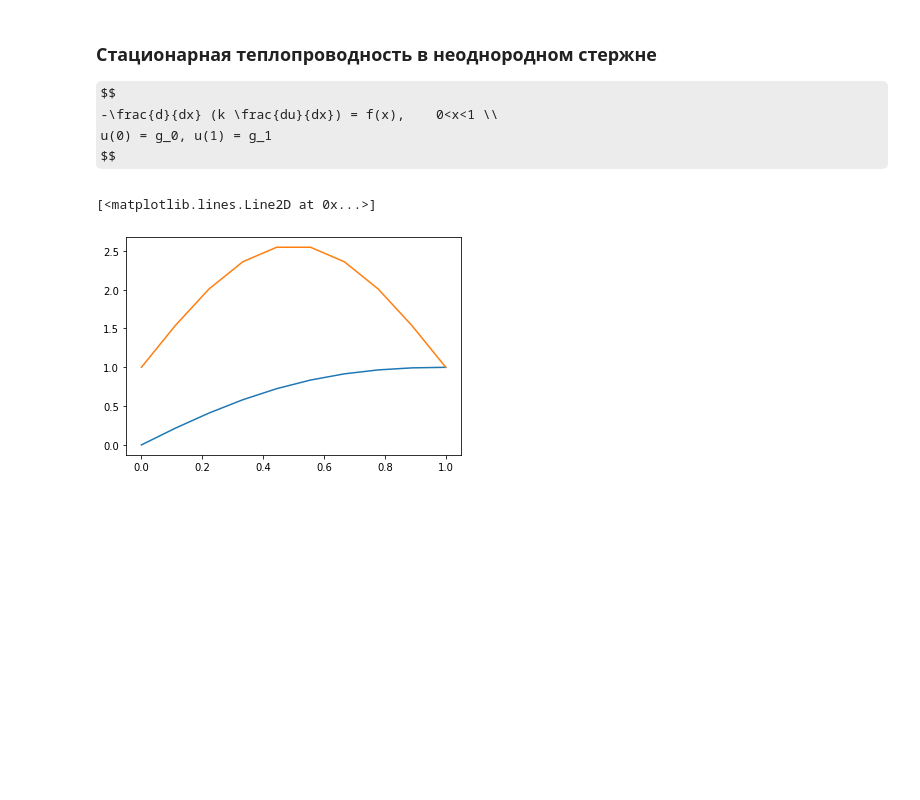
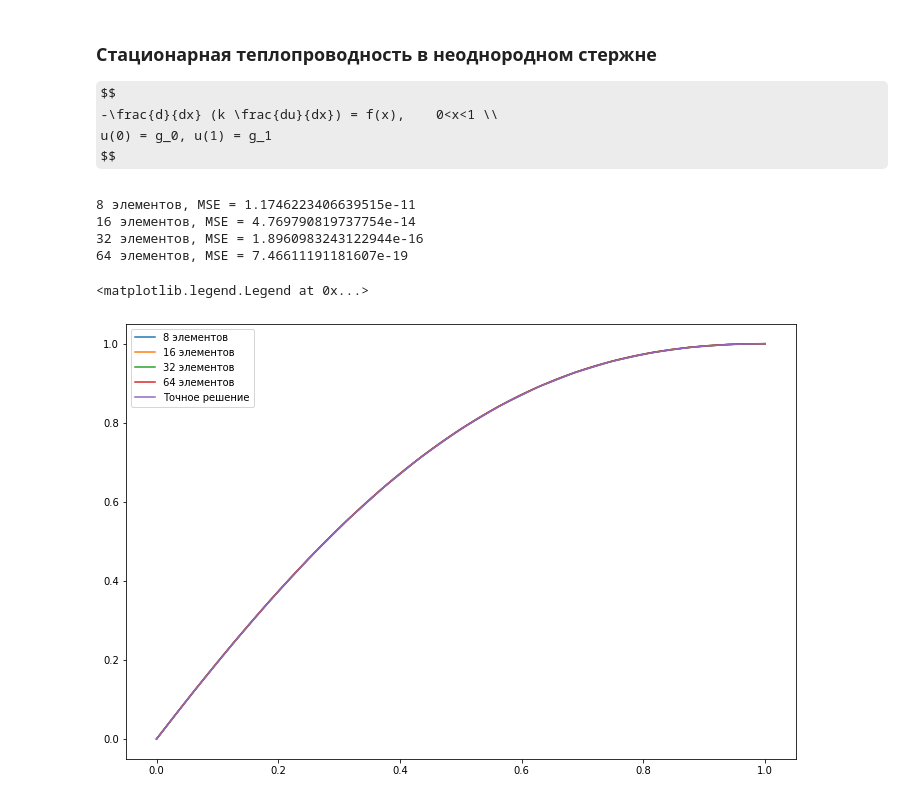
Before and after one commit to dimared/vmetf, a Jupyter notebook: task2_5.ipynb, the cells around one changed output. Cells and saved outputs as stored; diff of their text form; code cells hidden in the pictures; some formulas as TeX source; blank space fills up the shorter version.

Commit message:
numerical solution, plots, metric

```diff
--- a/task2_5.ipynb
+++ b/task2_5.ipynb
@@ -37,9 +37,0 @@ def solver(N):
-# %%
-x = np.linspace(0,1,10)
-y = [preciseSolution(i) for i in x]
-f = [f(i) for i in x]
-plt.plot(x,y)
-plt.plot(x,f)
-# %% [output]
-[<matplotlib.lines.Line2D at 0x...>]
-[figure, removed]
@@ -45,0 +66,28 @@ plt.plot(x,f)
+# %%
+errors = []
+
+fig, ax = plt.subplots(figsize = (12, 8))
+all_N = [8, 16, 32, 64]
+for N in all_N:
+    x = np.linspace(0,1,2*N+1)
+    u = solver(N)
+    y = [preciseSolution(i) for i in x]
+
+    err = MSE(y,u)
+    print(str(N) + ' элементов, MSE =', err)
+    errors.append(err)
+
+    ax.plot(x, u, label = str(N) + ' элементов')
+
+x = np.linspace(0,1,20)
+y = [preciseSolution(i) for i in x]
+ax.plot(x,y, label = 'Точное решение')
+
+plt.legend()
+# %% [output]
+8 элементов, MSE = 1.1746223406639515e-11
+16 элементов, MSE = 4.769790819737754e-14
+32 элементов, MSE = 1.8960983243122944e-16
+64 элементов, MSE = 7.46611191181607e-19
+<matplotlib.legend.Legend at 0x...>
+[figure, added]
```
Also changed, not shown: parts of 6 cells of this notebook.
